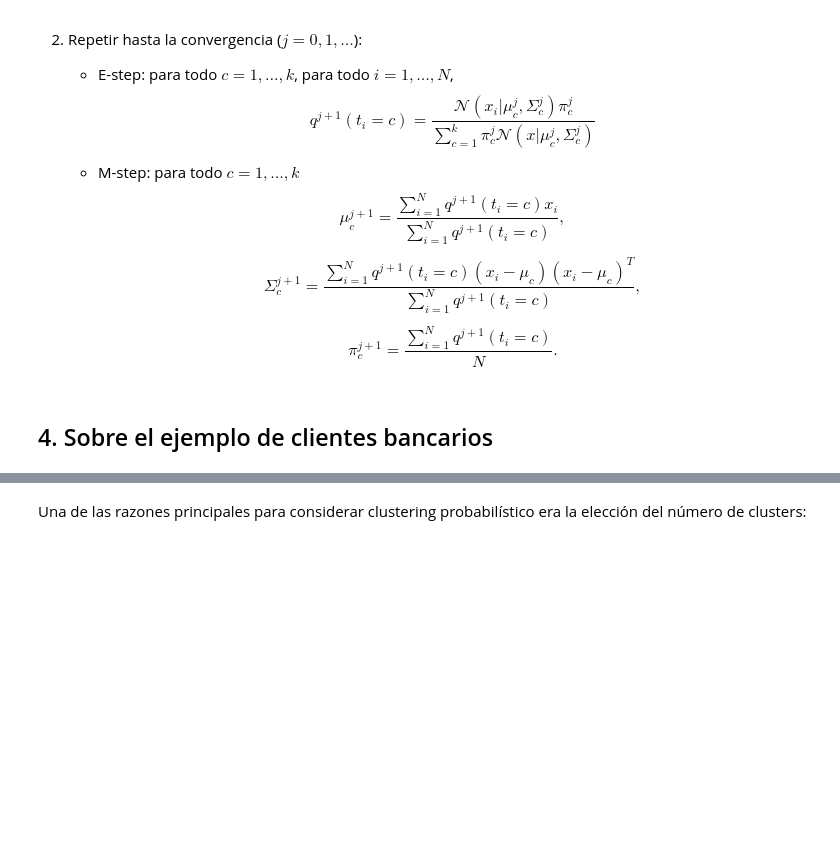
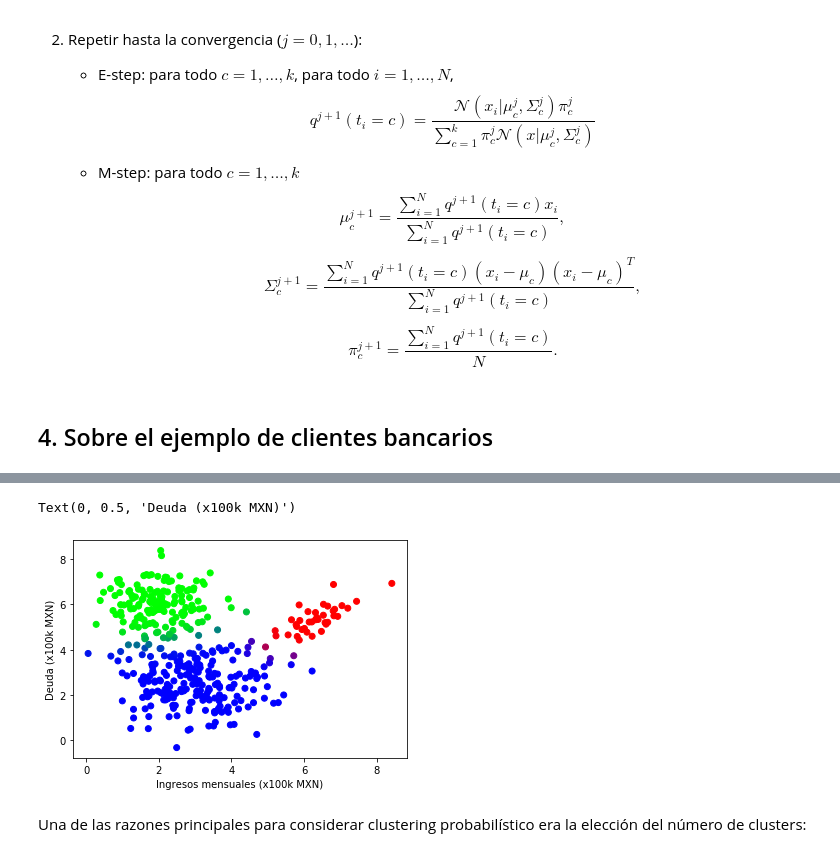
Before and after one commit to judith-ale/mebo2022, a Jupyter notebook: modulo2/tema3/1_ame_gmm.ipynb, the cells around one changed output, grey strips where cells are left out. Saved outputs shown, nothing was run; the diff lists cells and outputs as text; code cells hidden in the pictures; blank space fills up the shorter version.

```diff
--- a/modulo2/tema3/1_ame_gmm.ipynb
+++ b/modulo2/tema3/1_ame_gmm.ipynb
@@ -361,3 +357,15 @@ Text(0, 0.5, 'Deuda (x100k MXN)')
+# %%
+# Por colores
+plt.scatter(
+    data["income"],
+    data["debt"],
+    c=gmm.predict_proba(data[["income", "debt"]])
+)
+plt.xlabel("Ingresos mensuales (x100k MXN)")
+plt.ylabel("Deuda (x100k MXN)")
+# %% [output]
+Text(0, 0.5, 'Deuda (x100k MXN)')
+[figure, added]
 # %% [markdown]
 Una de las razones principales para considerar clustering probabilístico era la elección del número de clusters:
 # %% [markdown]
```
Also changed, not shown: parts of 19 cells of this notebook.
